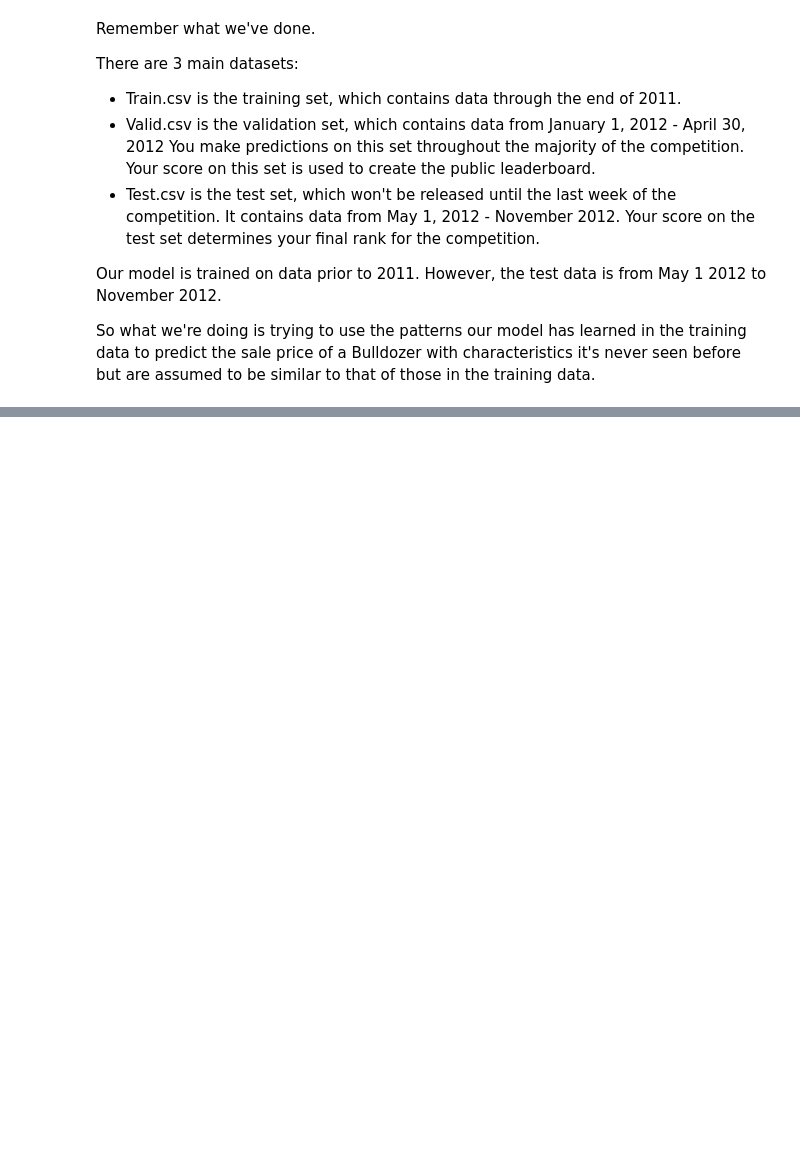
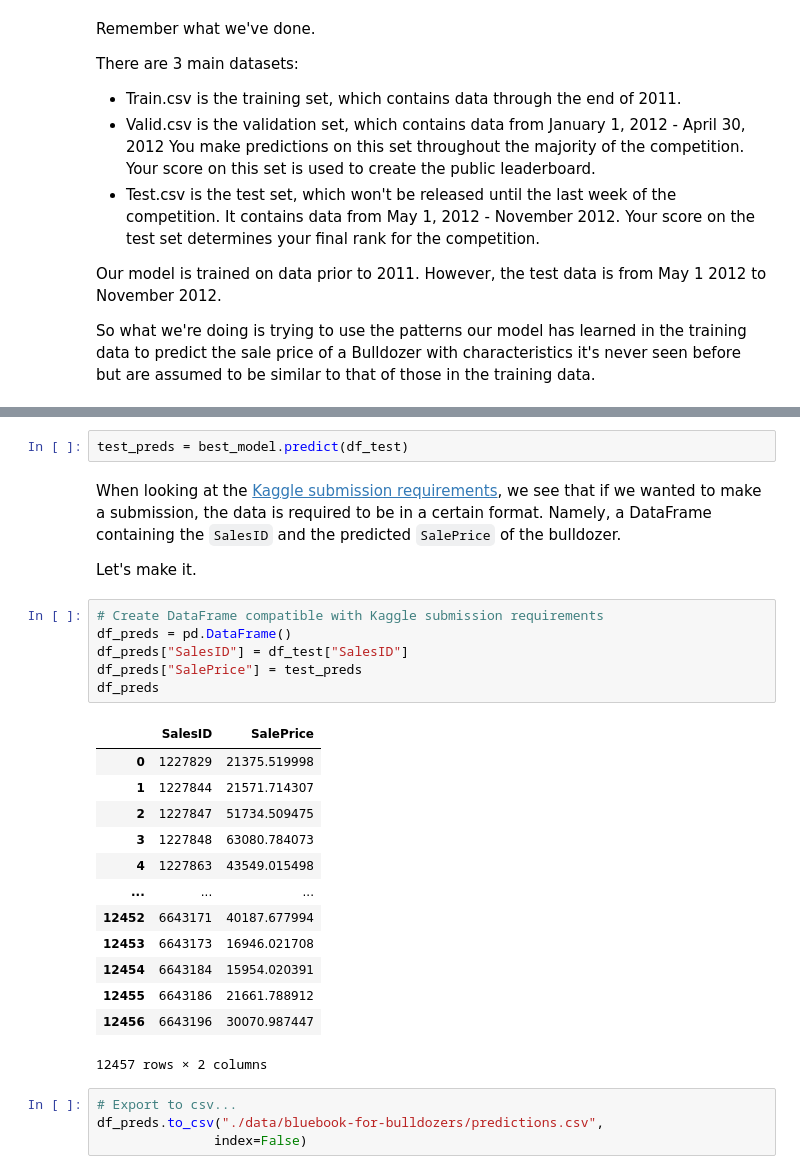
Before and after one commit to Shubhranshu-Malhotra/Bulldozer-Price-Regression-Project, a Jupyter notebook: Bulldozer-Price-Prediction-Modelling_and_experimentation.ipynb, the cells around one changed output, grey strips where cells are left out. Cells and saved outputs as stored; diff of their text form; blank space fills up the shorter version.

```diff
--- a/Bulldozer-Price-Prediction-Modelling_and_experimentation.ipynb
+++ b/Bulldozer-Price-Prediction-Modelling_and_experimentation.ipynb
@@ -2307,0 +2454,30 @@ ideal_model.predict(df_test)
+# %%
+test_preds = best_model.predict(df_test)
+# %% [markdown]
+When looking at the [Kaggle submission requirements](https://www.kaggle.com/c/bluebook-for-bulldozers/overview/evaluation), we see that if we wanted to make a submission, the data is required to be in a certain format. Namely, a DataFrame containing the `SalesID` and the predicted `SalePrice` of the bulldozer.
+
+Let's make it.
+# %%
+# Create DataFrame compatible with Kaggle submission requirements
+df_preds = pd.DataFrame()
+df_preds["SalesID"] = df_test["SalesID"]
+df_preds["SalePrice"] = test_preds
+df_preds
+# %% [output]
+|  | SalesID | SalePrice |
+| 0 | 1227829 | 21375.519998 |
+| 1 | 1227844 | 21571.714307 |
+| 2 | 1227847 | 51734.509475 |
+| 3 | 1227848 | 63080.784073 |
+| 4 | 1227863 | 43549.015498 |
+| ... | ... | ... |
+| 12452 | 6643171 | 40187.677994 |
+| 12453 | 6643173 | 16946.021708 |
+| 12454 | 6643184 | 15954.020391 |
+| 12455 | 6643186 | 21661.788912 |
+| 12456 | 6643196 | 30070.987447 |
+12457 rows × 2 columns
+# %%
+# Export to csv...
+df_preds.to_csv("./data/bluebook-for-bulldozers/predictions.csv",
+               index=False)
```
Also changed, not shown: parts of 26 cells of this notebook.
